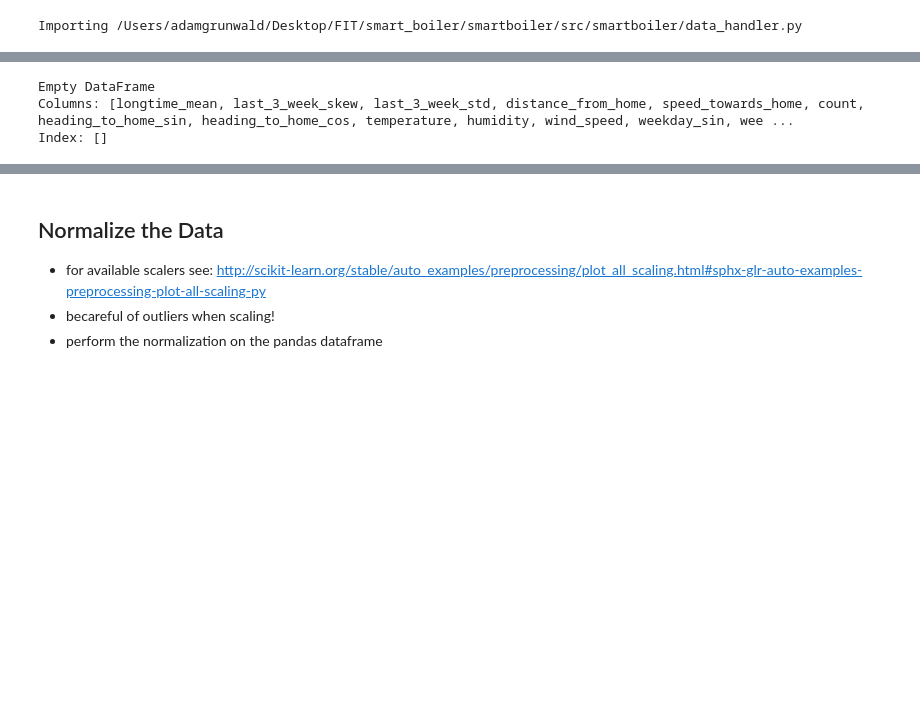
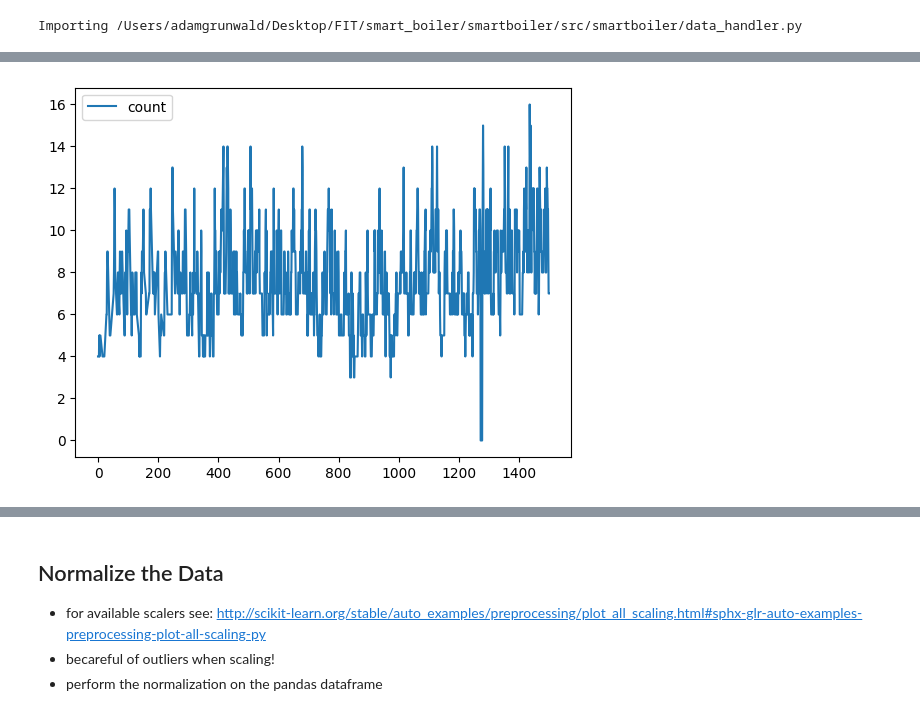
Before and after one commit to grinwi/smartboiler, a Jupyter notebook: src/smartboiler/lstm_example_with_multivariate_time_series 2.ipynb, the cells around one changed output, grey strips where cells are left out. Drawn from its saved outputs; the diff is of its cells as text; code cells hidden in the pictures; blank space fills up the shorter version.

```diff
--- a/src/smartboiler/lstm_example_with_multivariate_time_series 2.ipynb
+++ b/src/smartboiler/lstm_example_with_multivariate_time_series 2.ipynb
@@ -249,10 +249,11 @@ tmp_boiler_case_entity_id_zuka = "esphome_web_c771e8_tmp3"
 relay_entity_id_zuka = "shelly1pm_84cca8b07eae"
 relay_power_entity_id_zuka = "shelly1pm_84cca8b07eae_power"
 device_tracker_entity_zuka = "klara_z_iphone"
+device_tracker_entity_zuka_2 = "anezka_iphone"
 
 
 dataHandlerZuka = DataHandler(
-    "localhost", "smart_home_zukalovi", "root", "root", relay_entity_id_zuka, relay_power_entity_id_zuka, tmp_boiler_case_entity_id_zuka, tmp_output_water_entity_id_zuka, tmp_output_water_entity_id_2_zuka, device_tracker_entity_zuka, zuka_home_longitude, zuka_home_latitude
+    "localhost", "smart_home_zukalovi", "root", "root", relay_entity_id_zuka, relay_power_entity_id_zuka, tmp_boiler_case_entity_id_zuka, tmp_output_water_entity_id_zuka, tmp_output_water_entity_id_2_zuka, device_tracker_entity_zuka,device_tracker_entity_zuka_2, zuka_home_longitude, zuka_home_latitude
 )
 # %%
 db_name_form = 'smart_home_formankovi'
@@ -324,40 +304,41 @@ ml_data_form = ml_data_form_datetimes.reset_index(drop=True)
 ##FOR
 df_form = ml_data_form.reset_index(drop=True).copy()
 #60T
-df_60T_form = pd.concat([df_form.iloc[0:1500], df_form.iloc[3100:3350]])
+df_60T_form = pd.concat([df_form.iloc[0:1500]])
 
 with open('df_60T_form.pkl', 'wb') as f:
     df_60T_form.to_pickle(f)
 
 #d
 df_form = df_60T_form.reset_index(drop=True).copy()
 # drop rows where last_3_week_skew is nan
 df_form = df_form.dropna(subset=['last_3_week_skew'])
+# reduce distance greater than 50
+df_form['distance_from_home'] = df_form['distance_from_home'].apply(lambda x: x if x < 50 else 50)
+# df_form['distance_from_home_2'] = df_form['distance_from_home_2'].apply(lambda x: x if x < 50 else 50)
 df_train_form = df_form.loc[:int(df_form.shape[0]*0.8),:]
 df_test_form = df_form.loc[int(df_form.shape[0]*0.8):,:]
 
 # ## ZUKA
 
 df_zuka = ml_data_zuka.reset_index(drop=True).copy()
+df_form.plot(y='count')
+
 #60T
-df_60T_zuka = pd.concat([df_zuka.iloc[600:1266], df_zuka.iloc[1650:]])
+df_60T_zuka = pd.concat([df_zuka.iloc[900:1400], df_zuka.iloc[1900:]])
 with open('df_60T_zuka.pkl', 'wb') as f:
     df_60T_zuka.to_pickle(f)
 
 df_zuka = df_60T_zuka.reset_index(drop=True).copy()
+# df_zuka['distance_from_home_2'] = df_zuka['distance_from_home_2'].apply(lambda x: x if x < 30 else 30)
+df_zuka['distance_from_home'] = df_zuka['distance_from_home'].apply(lambda x: x if x < 30 else 30)
 df_train_zuka = df_zuka.loc[:int(df_zuka.shape[0]*0.8),:]
 df_test_zuka = df_zuka.loc[int(df_zuka.shape[0]*0.8):,:]
 
 
 # df = df_60T.reset_index(drop=True).dropna()
 
 df_train = pd.concat([df_train_form, df_train_zuka]).reset_index(drop=True).dropna()
 df_test = pd.concat([df_test_form, df_test_zuka]).reset_index(drop=True).dropna()
+# %% [output]
+[figure, added]
-# %%
-# get rows with nan in last_3_week_skew
-rows = df_train_form[df_train_form['last_3_week_skew'].isnull()]
-print(rows)
-# %% [output]
-Empty DataFrame
-Columns: [longtime_mean, last_3_week_skew, last_3_week_std, distance_from_home, speed_towards_home, count, heading_to_home_sin, heading_to_home_cos, temperature, humidity, wind_speed, weekday_sin, wee ...
-Index: []
```
Also changed, not shown: parts of 33 cells of this notebook.
